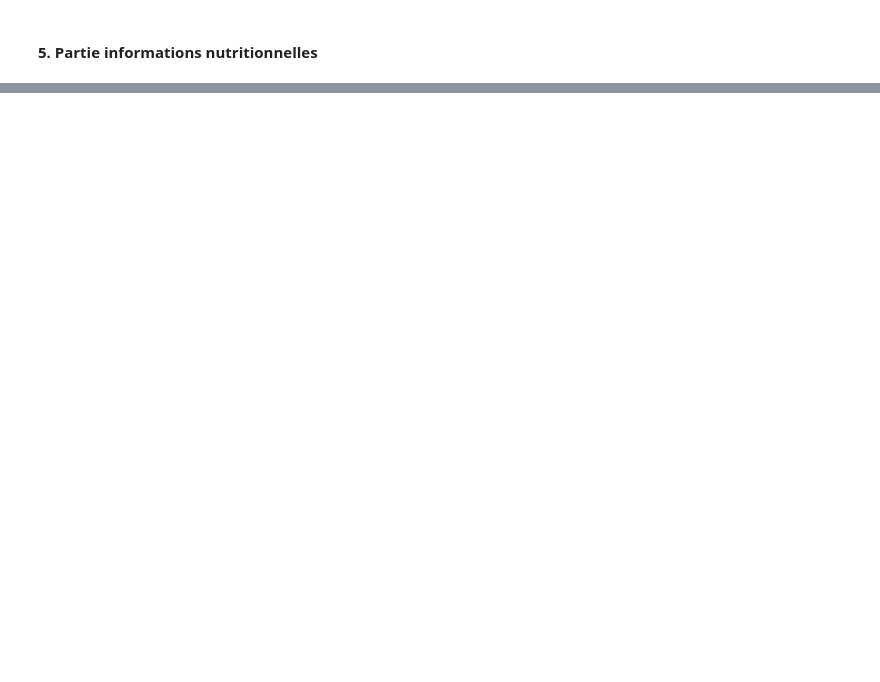
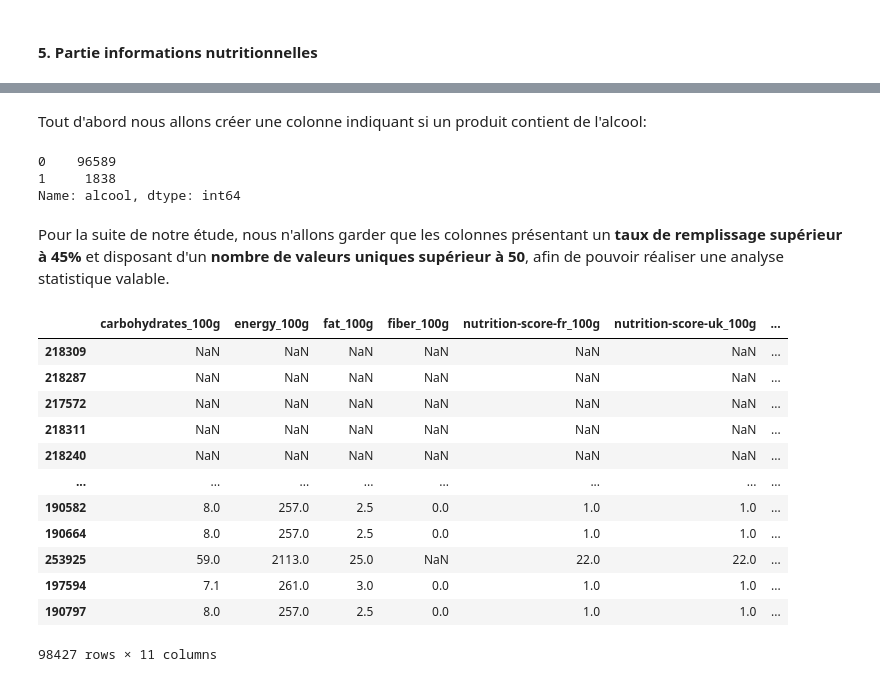
Before and after one commit to jkomb/P2---Application-Sante--Publique, a Jupyter notebook: KOMBEM_Jonathan_1_notebook_nettoyage_082022.ipynb, the cells around one changed output, grey strips where cells are left out. Drawn from its saved outputs; the diff is of its cells as text; code cells hidden in the pictures; blank space fills up the shorter version.

```diff
--- a/KOMBEM_Jonathan_1_notebook_nettoyage_082022.ipynb
+++ b/KOMBEM_Jonathan_1_notebook_nettoyage_082022.ipynb
@@ -1652,13 +1841,17 @@ df['substances_allergenes']
 # nous définissons la fonction qui nous indiquera si un produit contient une substance de la catégorie passée en argument
 def contains_allerg(cat_allerg, value):
     dict_cat = dict_allerg[cat_allerg]
-    for substance in dict_cat:
-        contains = str(value).__contains__(substance)
-        if contains:
-            n = 1
-            break
-        else:
-            n = 0
+    if type(value) == float:
+        if np.isnan(value):
+            n = np.nan
+    else:
+        for substance in dict_cat:
+            contains = str(value).__contains__(substance)
+            if contains:
+                n = 1
+                break
+            else:
+                n = 0
     return n
 
 # fonction permettant de créer les colonnes de catégories d'allergènes
@@ -1756,5 +2077,5 @@ df['additives_fr'].value_counts()[:10]
 # %%
-selector = lambda x: [str(element).split(' -')[0] for element in x]
-df.insert(loc=(df.columns.get_loc('additives_fr')+1), column='codes_additifs', value=df['additives_fr'].fillna('inconnus').str.split(',').apply(selector))
+selector = lambda x: [str(element).split(' -')[0] for element in str(x).split(',')] if type(x) != float else np.nan if np.isnan(x) else x
+df.insert(loc=(df.columns.get_loc('additives_fr')+1), column='codes_additifs', value=df['additives_fr'].apply(selector))
 # %%
 df['codes_additifs']
@@ -1763,11 +2097,15 @@ def highest_danger_level(value):
     i=0
     liste_code_danger_add = df_additifs['Id_additif'].tolist()
     list_level_danger_add = df_additifs['Niveau_danger'].tolist()
-    for code_add in value:
-        danger=0
-        contains = liste_code_danger_add.__contains__(code_add)
-        if contains:
-            if list_level_danger_add[i] > danger :
-                danger = list_level_danger_add[i]
-        i+=1
+    if type(value) == float:
+        if np.isnan(value):
+            danger = np.nan
+    else:
+        for code_add in value:
+            danger=0
+            contains = liste_code_danger_add.__contains__(code_add)
+            if contains:
+                if list_level_danger_add[i] > danger :
+                    danger = list_level_danger_add[i]
+            i+=1
     return danger
@@ -1810,0 +2156,2 @@ df['alcool'].value_counts()
+# %% [markdown]
+Tout d'abord nous allons créer une colonne indiquant si un produit contient de l'alcool:
@@ -1810,0 +2160,26 @@ df['alcool'].value_counts()
+# %%
+df['alcool'].value_counts()
+# %% [output]
+0    96589
+1     1838
+Name: alcool, dtype: int64
+# %% [markdown]
+Pour la suite de notre étude, nous n'allons garder que les colonnes présentant un <b>taux de remplissage supérieur à 45%</b> et disposant d'un <b>nombre de valeurs uniques supérieur à 50</b>, afin de pouvoir réaliser une analyse statistique valable.
+# %%
+col5 = np.intersect1d(df[col5].columns[df[col5].nunique()>50],df[col5].columns[df[col5].notna().sum()>45*df.shape[0]/100]).tolist()
+# %%
+df[col5]
+# %% [output]
+|  | carbohydrates_100g | energy_100g | fat_100g | fiber_100g | nutrition-score-fr_100g | nutrition-score-uk_100g | ... |
+| 218309 | NaN | NaN | NaN | NaN | NaN | NaN | ... |
+| 218287 | NaN | NaN | NaN | NaN | NaN | NaN | ... |
+| 217572 | NaN | NaN | NaN | NaN | NaN | NaN | ... |
+| 218311 | NaN | NaN | NaN | NaN | NaN | NaN | ... |
+| 218240 | NaN | NaN | NaN | NaN | NaN | NaN | ... |
+| ... | ... | ... | ... | ... | ... | ... | ... |
+| 190582 | 8.0 | 257.0 | 2.5 | 0.0 | 1.0 | 1.0 | ... |
+| 190664 | 8.0 | 257.0 | 2.5 | 0.0 | 1.0 | 1.0 | ... |
+| 253925 | 59.0 | 2113.0 | 25.0 | NaN | 22.0 | 22.0 | ... |
+| 197594 | 7.1 | 261.0 | 3.0 | 0.0 | 1.0 | 1.0 | ... |
+| 190797 | 8.0 | 257.0 | 2.5 | 0.0 | 1.0 | 1.0 | ... |
+98427 rows × 11 columns
```
Also changed, not shown: parts of 75 cells of this notebook, 1 other file.
